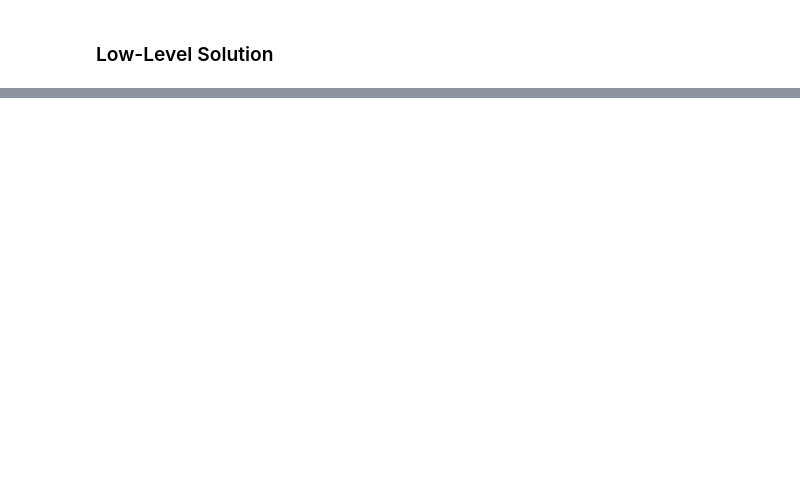
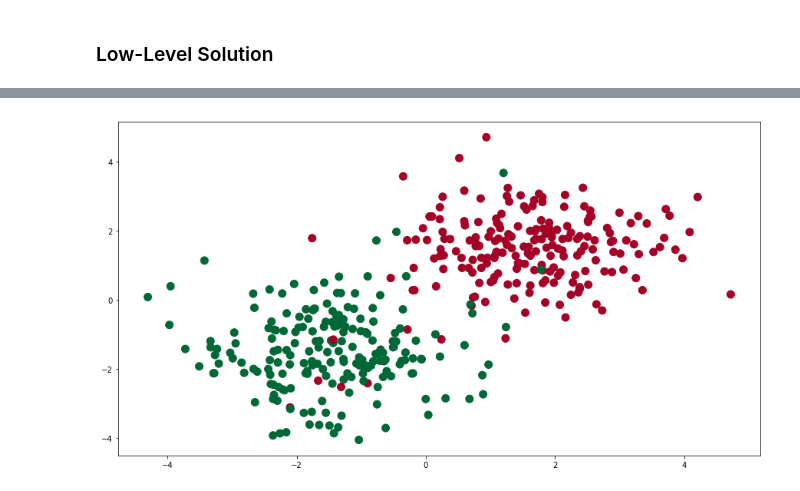
Before and after one commit to MarcoXM/ComputerVision, a Jupyter notebook: How_to_use_tensorflow_2_0.ipynb, the cells around one changed output, grey strips where cells are left out. Drawn from its saved outputs; the diff is of its cells as text; code cells hidden in the pictures; blank space fills up the shorter version.

```diff
--- a/How_to_use_tensorflow_2_0.ipynb
+++ b/How_to_use_tensorflow_2_0.ipynb
@@ -214,0 +226,19 @@ for j in range(100):
+# %%
+from tensorflow import estimator
+
+
+x_col = tf.compat.v1.feature_column.numeric_column('x',shape=(2,))
+#x_2 = tf.feature_column.numeric_column('x_2')
+# %%
+feature_list = [x_col]
+def input_fn():
+	# Define the labels
+	labels = y
+	# Define the features
+	features = {'x':x,
+                #'x_2':x_tensor[:,1]
+               }
+	return features, labels
+
+model = estimator.LinearClassifier(feature_columns=feature_list)
+model.train(input_fn, steps=10)
@@ -214,0 +264,12 @@ for j in range(100):
+# %%
+eval_result = model.predict(input_fn) # model class
+# %%
+y_pred = []
+for i,_ in zip(eval_result,range(400)): # if we directly unpack it without related range() function, it would run forever!
+    y_pred.append(i['class_ids'])
+# %%
+plt.figure(figsize=(15,8))
+plt.scatter(x_tensor.numpy()[:, 0], x_tensor.numpy()[:, 1], c=np.array(y_pred).flatten(), s=100, cmap='RdYlGn')
+plt.show()
+# %% [output]
+[figure, added]
```
Also changed, not shown: parts of 8 cells of this notebook.
